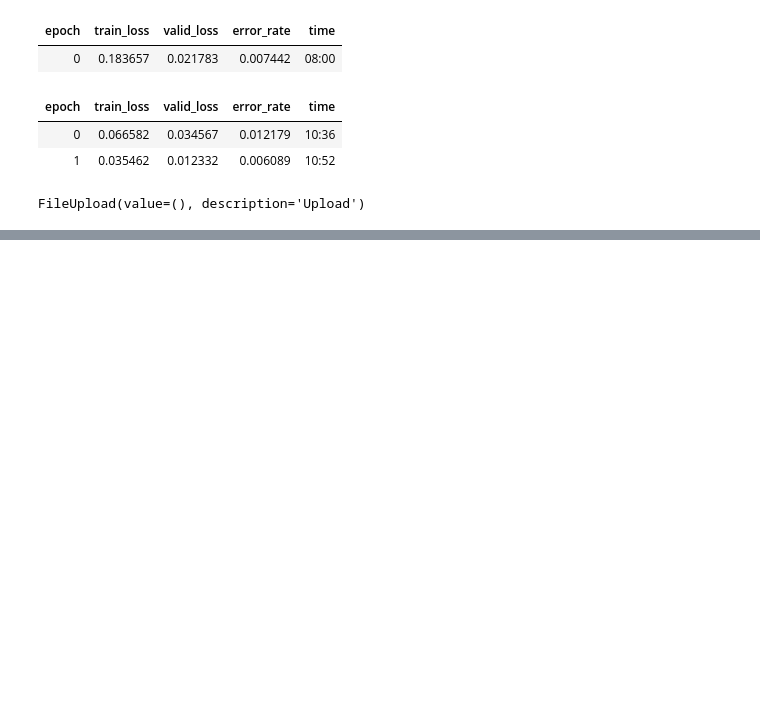
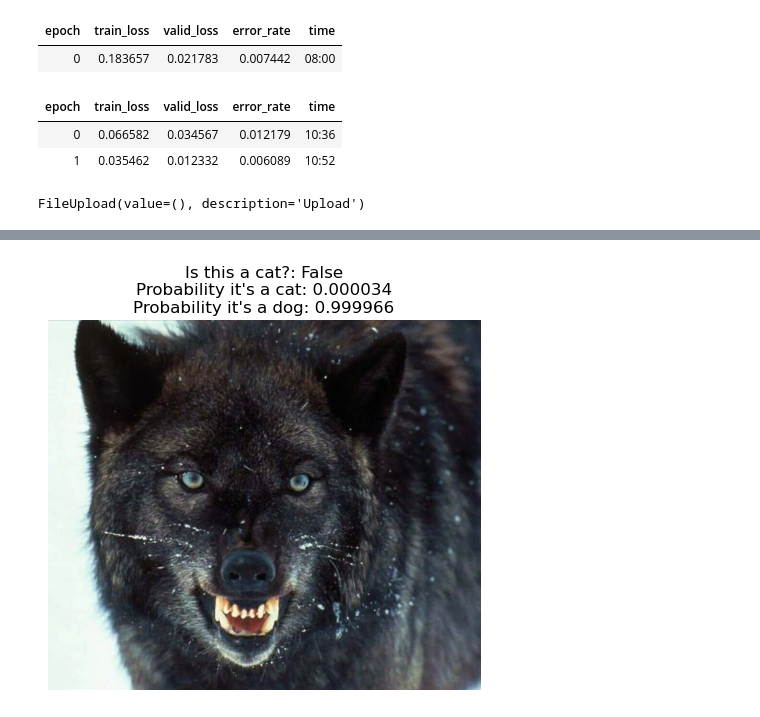
Before and after one commit to Joyal2127/Deep-Learning-Computer-vision, a Jupyter notebook: FAST_ai/cat_dog _V2.ipynb, the cells around one changed output, grey strips where cells are left out. Cells and saved outputs as stored; diff of their text form; code cells hidden in the pictures; blank space fills up the shorter version.

```diff
--- a/FAST_ai/cat_dog _V2.ipynb
+++ b/FAST_ai/cat_dog _V2.ipynb
@@ -48,0 +49,8 @@ Probability it's a dog: 0.000000
+# %%
+import matplotlib.pyplot as plt
+plt.imshow(img)
+plt.axis('off')
+plt.title(f"Is this a cat?: {is_cat}\nProbability it's a cat: {probs[1].item():.6f}\nProbability it's a dog: {probs[0].item():.6f}")
+plt.show()
+# %% [output]
+[figure, added]
```
Also changed, not shown: parts of 1 cell of this notebook.
